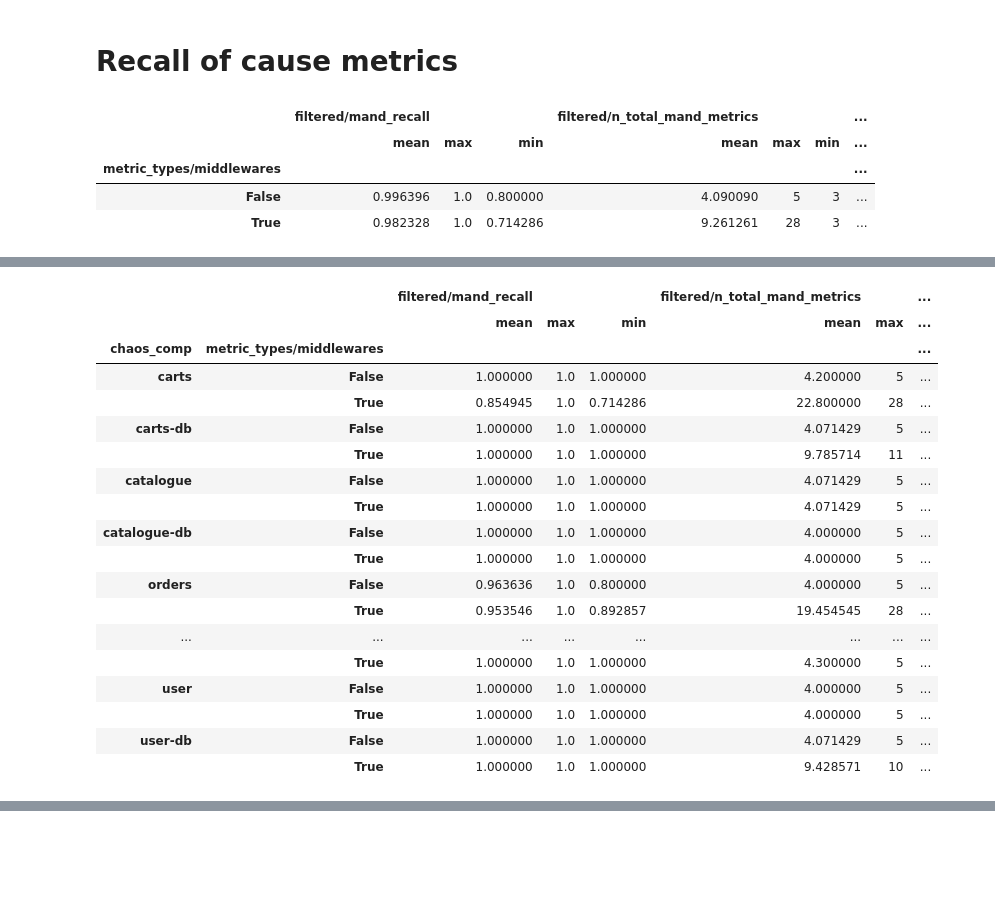
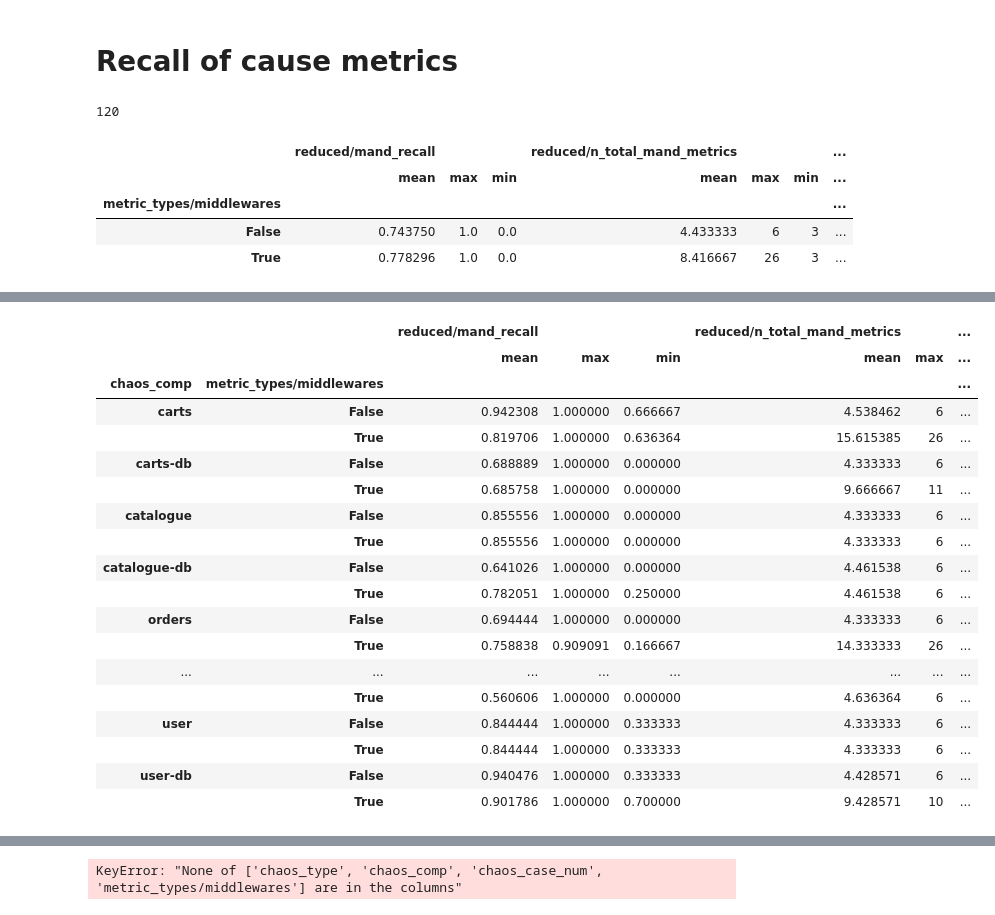
Before and after one commit to XuRepository/meltria-analyzer, a Jupyter notebook: notebooks/recall_of_cause_metrics.ipynb, the cells around one changed output, grey strips where cells are left out. Drawn from its saved outputs; the diff is of its cells as text; code cells hidden in the pictures; blank space fills up the shorter version.

```diff
--- a/notebooks/recall_of_cause_metrics.ipynb
+++ b/notebooks/recall_of_cause_metrics.ipynb
@@ -35,8 +35,12 @@ records = loader.load_dataset(metrics_files, target_metric_types={
     num_datapoints=4*45, # 45min
 )
 # %%
-well_injected_records = validation.find_records_detected_anomalies_of_sli(records, faulty_datapoints=4*5, sli_index=0)
+well_injected_records = validation.find_records_detected_anomalies_of_sli(records, faulty_datapoints=4*5)
 well_injected_records = validation.find_records_detected_anomalies_of_cause_metrics(well_injected_records, faulty_datapoints=4*5)
+# %%
+len(well_injected_records)
+# %% [output]
+120
 # %%
 from eval.tsdr import sweep_tsdr_for_recall
 # %%
@@ -44,35 +48,41 @@ score_df = sweep_tsdr_for_recall(
     records=well_injected_records,
     list_of_tsdr_options=[
         {
-            "enable_unireducer": True,
+            "enable_unireducer": False,
             "enable_multireducer": True,
             # "step1_enable_smoother": False,
             # "step1_smoother_window_size": 4,
-            "step1_method_name": "residual_integral",
-            "step1_residual_integral_threshold": 20,
-            "step1_residual_integral_change_start_point": False,
-            "step1_residual_integral_change_start_point_n_sigma": 3,
+            # "step1_method_name": "residual_integral",
+            # "step1_residual_integral_threshold": 20,
+            # "step1_residual_integral_change_start_point": False,
+            # "step1_residual_integral_change_start_point_n_sigma": 3,
             # "step2_enable_smoother": True,
             # "step2_smoother_window_size": 4,
-            "step2_dbscan_min_pts": 1,
-            "step2_dbscan_dist_type": "pearsonr",  # 'pearsonr' or 'sbd'
-            "step2_dbscan_algorithm": "hdbscan",  # 'dbscan' or 'hdbscan'
-            "step2_clustering_series_type": "raw",  # 'raw', 'anomaly_score' or 'binary_anomaly_score'
-            "step2_clustering_choice_method": "medoid",  # 'medoid' or 'maxsum'
+            "sli_anomaly_start_time_index": 4*30,
+            "step2_clustering_method_name": "changepoint",
+            "step2_changepoint_n_bkps": 1,
+            "step2_changepoint_proba_threshold": 0.5,
+            # "step2_clustering_choice_method": "nearest_sli_changepoint",
+            "step2_clustering_choice_method": "max_members_changepoint",
+            # "step2_dbscan_min_pts": 1,
+            # "step2_dbscan_dist_type": "pearsonr",  # 'pearsonr' or 'sbd'
+            # "step2_dbscan_algorithm": "hdbscan",  # 'dbscan' or 'hdbscan'
+        # "step2_clustering_series_type": "raw",  # 'raw', 'anomaly_score' or 'binary_anomaly_score'
+            # "step2_clustering_choice_method": "medoid",  # 'medoid' or 'maxsum'
         },
     ],
     use_manually_selected_metrics=[False],
 )
 # %%
 with pd.option_context('display.max_rows', None, 'display.max_columns', None):
-    cols = score_df.loc[:, score_df.columns.str.contains("n_|recall", regex=True)].columns.tolist()
+    cols = score_df.loc[:, score_df.columns.str.contains("reduced/|recall", regex=True)].columns.tolist()
     display(score_df.groupby(["metric_types/middlewares"])[cols].agg(["mean", "max", "min"]))
     display(score_df.groupby(["chaos_type", "metric_types/middlewares"])[cols].agg(["mean", "max", "min"]))
     display(score_df.groupby(["chaos_comp", "metric_types/middlewares"])[cols].agg(["mean", "max", "min"]))
-    display(score_df.set_index(["chaos_type", "chaos_comp", "chaos_case_num", "metric_types/middlewares"]).sort_index())
+    display(score_df.set_index(["chaos_type", "chaos_comp", "chaos_case_num", "metric_types/middlewares"]).sort_index()[cols])
 # %% [output]
-|  | filtered/mand_recall |  |  | filtered/n_total_mand_metrics |  |  | ... |
+|  | reduced/mand_recall |  |  | reduced/n_total_mand_metrics |  |  | ... |
 |  | mean | max | min | mean | max | min | ... |
 | metric_types/middlewares |  |  |  |  |  |  | ... |
-| False | 0.996396 | 1.0 | 0.800000 | 4.090090 | 5 | 3 | ... |
-| True | 0.982328 | 1.0 | 0.714286 | 9.261261 | 28 | 3 | ... |
+| False | 0.743750 | 1.0 | 0.0 | 4.433333 | 6 | 3 | ... |
+| True | 0.778296 | 1.0 | 0.0 | 8.416667 | 26 | 3 | ... |
@@ -88,19 +98,19 @@ with pd.option_context('display.max_rows', None, 'display.max_columns', None):
-|  |  | filtered/mand_recall |  |  | filtered/n_total_mand_metrics |  | ... |
+|  |  | reduced/mand_recall |  |  | reduced/n_total_mand_metrics |  | ... |
 |  |  | mean | max | min | mean | max | ... |
 | chaos_comp | metric_types/middlewares |  |  |  |  |  | ... |
-| carts | False | 1.000000 | 1.0 | 1.000000 | 4.200000 | 5 | ... |
-|  | True | 0.854945 | 1.0 | 0.714286 | 22.800000 | 28 | ... |
-| carts-db | False | 1.000000 | 1.0 | 1.000000 | 4.071429 | 5 | ... |
-|  | True | 1.000000 | 1.0 | 1.000000 | 9.785714 | 11 | ... |
-| catalogue | False | 1.000000 | 1.0 | 1.000000 | 4.071429 | 5 | ... |
-|  | True | 1.000000 | 1.0 | 1.000000 | 4.071429 | 5 | ... |
-| catalogue-db | False | 1.000000 | 1.0 | 1.000000 | 4.000000 | 5 | ... |
-|  | True | 1.000000 | 1.0 | 1.000000 | 4.000000 | 5 | ... |
-| orders | False | 0.963636 | 1.0 | 0.800000 | 4.000000 | 5 | ... |
-|  | True | 0.953546 | 1.0 | 0.892857 | 19.454545 | 28 | ... |
+| carts | False | 0.942308 | 1.000000 | 0.666667 | 4.538462 | 6 | ... |
+|  | True | 0.819706 | 1.000000 | 0.636364 | 15.615385 | 26 | ... |
+| carts-db | False | 0.688889 | 1.000000 | 0.000000 | 4.333333 | 6 | ... |
+|  | True | 0.685758 | 1.000000 | 0.000000 | 9.666667 | 11 | ... |
+| catalogue | False | 0.855556 | 1.000000 | 0.000000 | 4.333333 | 6 | ... |
+|  | True | 0.855556 | 1.000000 | 0.000000 | 4.333333 | 6 | ... |
+| catalogue-db | False | 0.641026 | 1.000000 | 0.000000 | 4.461538 | 6 | ... |
+|  | True | 0.782051 | 1.000000 | 0.250000 | 4.461538 | 6 | ... |
+| orders | False | 0.694444 | 1.000000 | 0.000000 | 4.333333 | 6 | ... |
+|  | True | 0.758838 | 0.909091 | 0.166667 | 14.333333 | 26 | ... |
 | ... | ... | ... | ... | ... | ... | ... | ... |
-|  | True | 1.000000 | 1.0 | 1.000000 | 4.300000 | 5 | ... |
-| user | False | 1.000000 | 1.0 | 1.000000 | 4.000000 | 5 | ... |
-|  | True | 1.000000 | 1.0 | 1.000000 | 4.000000 | 5 | ... |
-| user-db | False | 1.000000 | 1.0 | 1.000000 | 4.071429 | 5 | ... |
-|  | True | 1.000000 | 1.0 | 1.000000 | 9.428571 | 10 | ... |
+|  | True | 0.560606 | 1.000000 | 0.000000 | 4.636364 | 6 | ... |
+| user | False | 0.844444 | 1.000000 | 0.333333 | 4.333333 | 6 | ... |
+|  | True | 0.844444 | 1.000000 | 0.333333 | 4.333333 | 6 | ... |
+| user-db | False | 0.940476 | 1.000000 | 0.333333 | 4.428571 | 6 | ... |
+|  | True | 0.901786 | 1.000000 | 0.700000 | 9.428571 | 10 | ... |
@@ -124,0 +117 @@ with pd.option_context('display.max_rows', None, 'display.max_columns', None):
+KeyError: "None of ['chaos_type', 'chaos_comp', 'chaos_case_num', 'metric_types/middlewares'] are in the columns"
```
Also changed, not shown: parts of 1 cell of this notebook, 4 other files.
